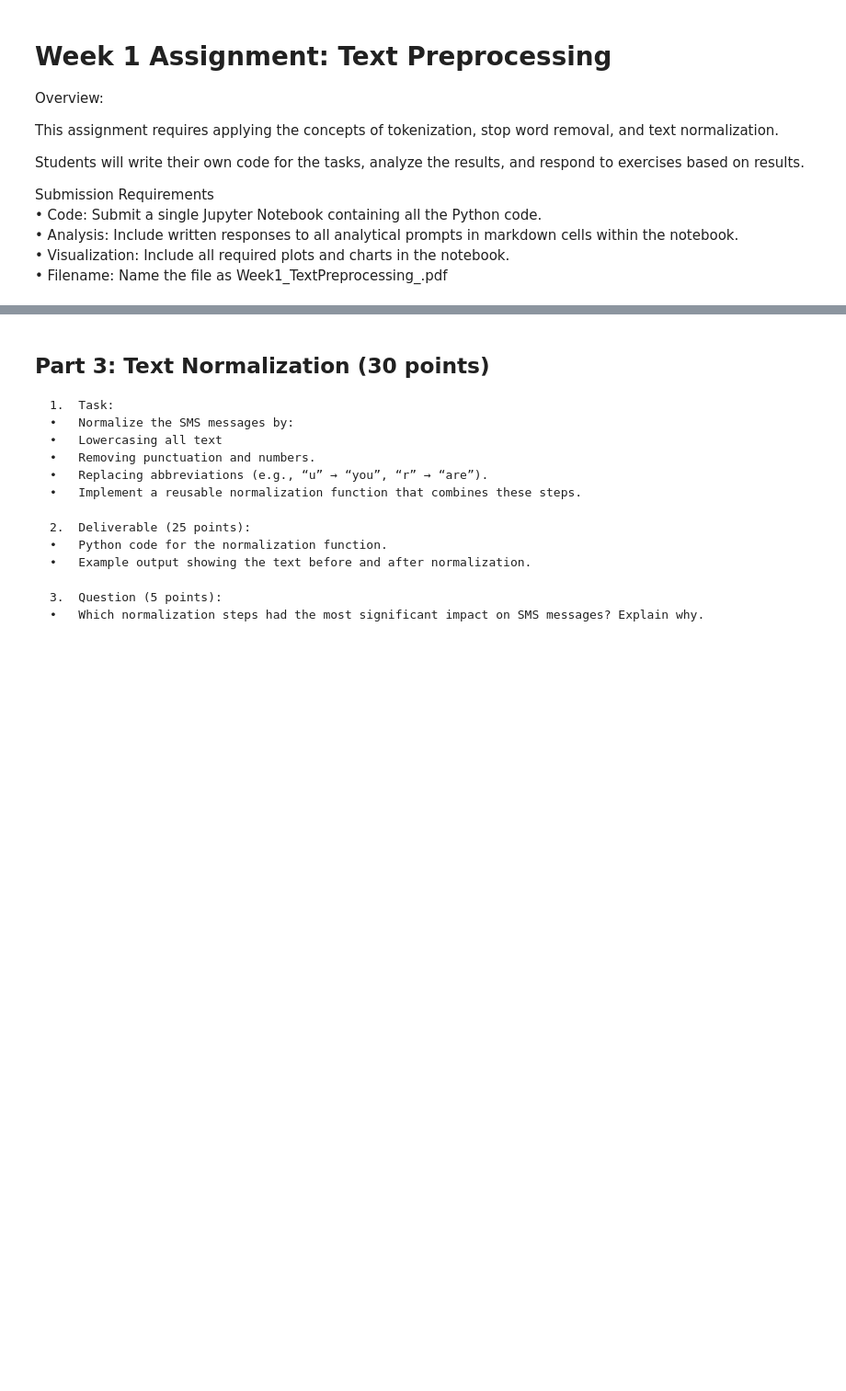
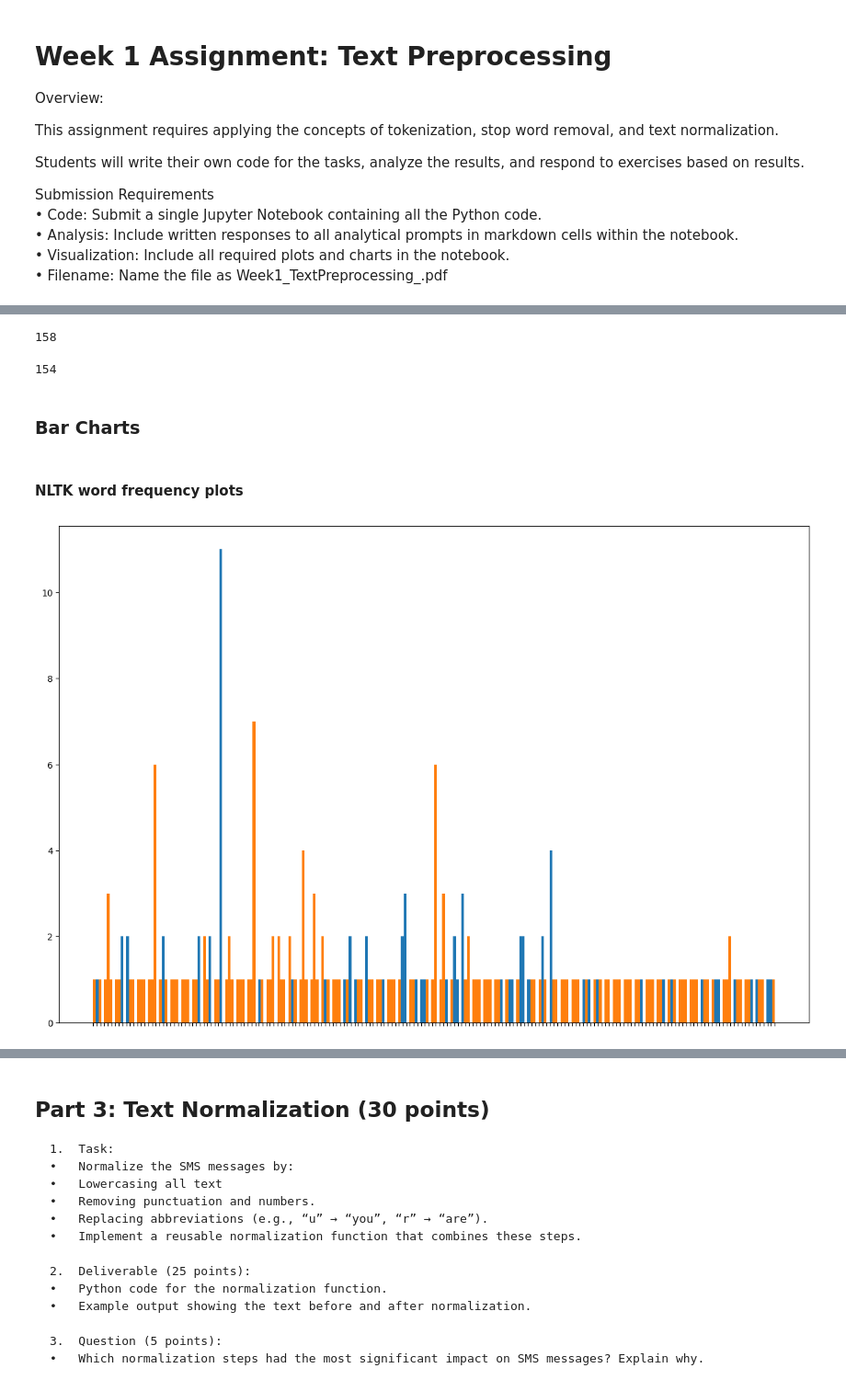
Before and after one commit to rcwaterman/DSE6212, a Jupyter notebook: Module 1/Module_1_Assignment_Text_Preprocessing.ipynb, the cells around one changed output, grey strips where cells are left out. Shown at 92% size. Drawn from its saved outputs; the diff is of its cells as text; code cells hidden in the pictures; blank space fills up the shorter version.

```diff
--- a/Module 1/Module_1_Assignment_Text_Preprocessing.ipynb
+++ b/Module 1/Module_1_Assignment_Text_Preprocessing.ipynb
@@ -52,0 +272,4 @@ print(sms_data['label'].value_counts())
+# %%
+different_tokens = complete_token_list - same_tokens
+print(list(different_tokens)[0:15])
+print(f'{len(different_tokens)}')
@@ -52,0 +281,12 @@ print(sms_data['label'].value_counts())
+# %%
+unique_tokens = {'nltk':[],
+                 'spacy':[],
+                 'regex':[]}
+
+for token in different_tokens:
+    if token in nltk_tokens_2:
+        unique_tokens['nltk'].append(token)
+    elif token in spacy_tokens_2:
+        unique_tokens['spacy'].append(token)
+    elif token in regex_tokens:
+        unique_tokens['regex'].append(token)
@@ -66,0 +337,4 @@ print(sms_data['label'].value_counts())
+# %%
+nltk_stop_words = set(stopwords.words('english'))
+nltk_tokens_without_stopwords = [token for token in nltk_tokens_2 if token.lower() not in nltk_stop_words]
+print(f'Original: {nltk_tokens_2[0:25]}\nFiltered: {nltk_tokens_without_stopwords[0:25]}')
@@ -66,0 +346,12 @@ print(sms_data['label'].value_counts())
+# %%
+custom_stopwords = ["free", "text", "click", "call"]
+nltk_tokens_without_stopwords_custom = [token for token in nltk_tokens_2 if token.lower() not in nltk_stop_words.union(custom_stopwords)]
+
+custom_stopword_count = {stopword:0 for stopword in custom_stopwords}
+for word in nltk_tokens_2:
+    if word.lower() in custom_stopwords:
+        custom_stopword_count[word.lower()]+=1
+
+print('Custom stop word count in original NLTK token list:')
+for word, count in custom_stopword_count.items():
+    print(f'Word: {word}\tCount: {count}')
@@ -66,0 +424,10 @@ print(sms_data['label'].value_counts())
+# %%
+len(filtered_words_default_spacy)
+# %% [output]
+158
+# %%
+len(filtered_words_custom_spacy)
+# %% [output]
+154
+# %% [markdown]
+### Bar Charts
@@ -66,0 +436,14 @@ print(sms_data['label'].value_counts())
+# %% [markdown]
+#### NLTK word frequency plots
+# %%
+fig, ax = plt.subplots(figsize=(15,10))
+
+ax.hist(nltk_tokens_2, bins=len(nltk_tokens_2))
+ax.hist(nltk_tokens_without_stopwords_custom, bins=len(nltk_tokens_2))
+
+# Remove the x-axis labels
+ax.set_xticklabels([])
+
+plt.show()
+# %% [output]
+[figure, added]
```
Also changed, not shown: parts of 71 cells of this notebook, 5 other files.
